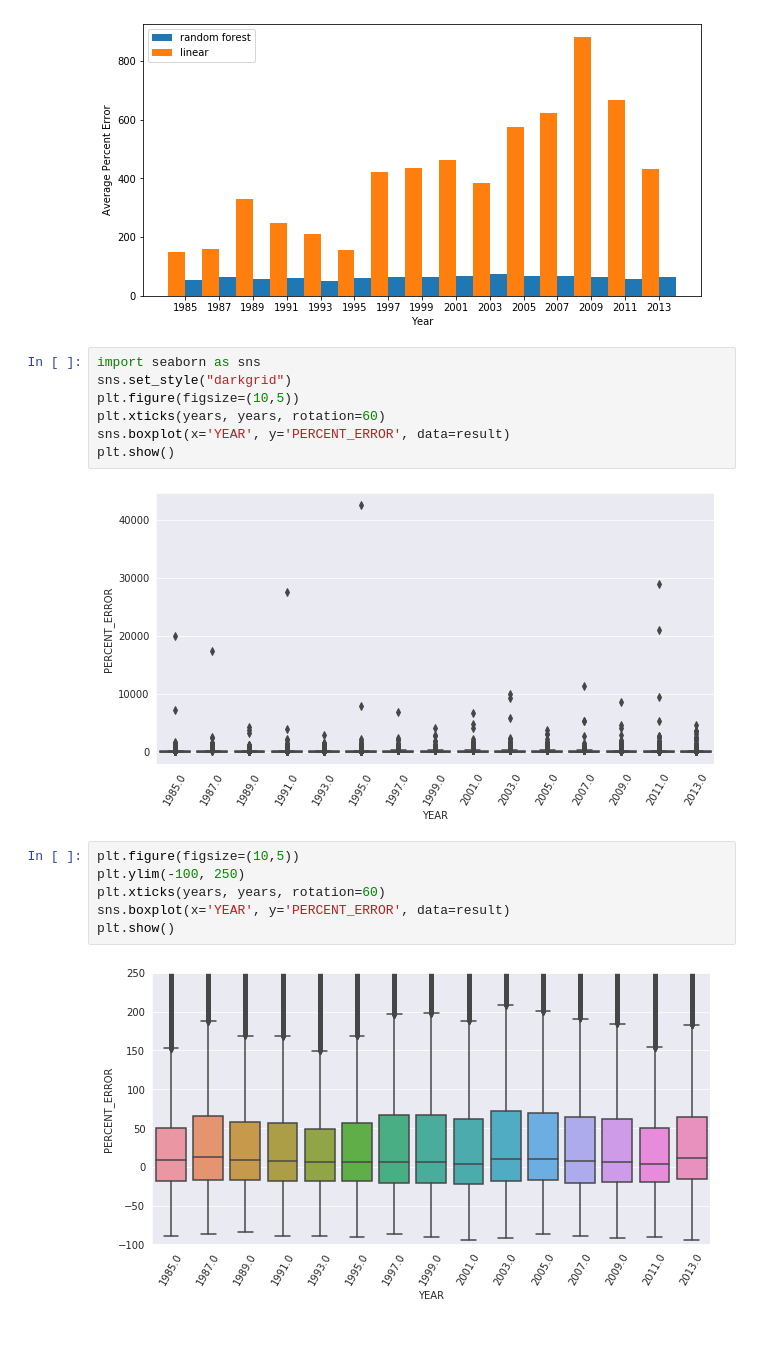
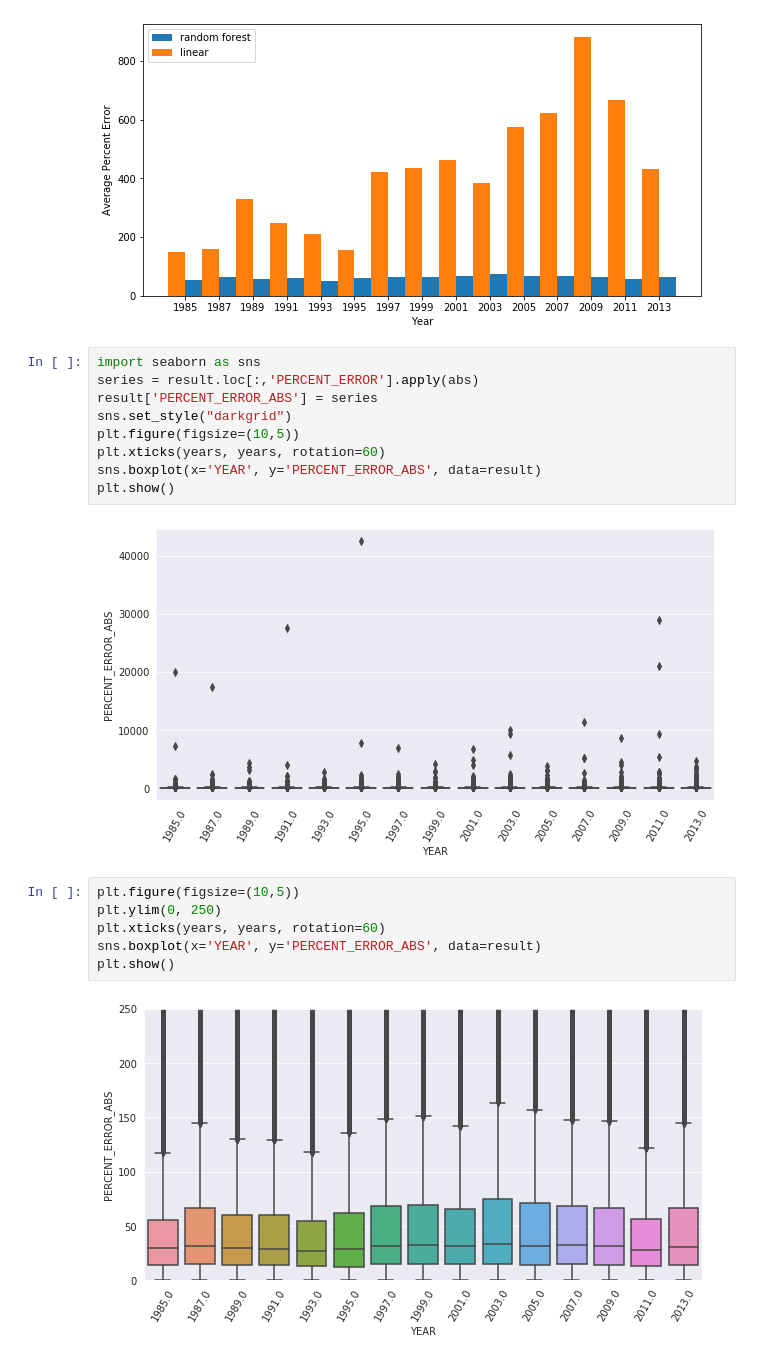
Before and after one commit to lambertgarrido/spb-cap, a Jupyter notebook: linear_rf_models.ipynb, the cells around one changed output. Cells and saved outputs as stored; diff of their text form.

```diff
--- a/linear_rf_models.ipynb
+++ b/linear_rf_models.ipynb
@@ -524,18 +524,20 @@ plt.show()
 [figure]
 # %%
 import seaborn as sns
+series = result.loc[:,'PERCENT_ERROR'].apply(abs)
+result['PERCENT_ERROR_ABS'] = series
 sns.set_style("darkgrid")
 plt.figure(figsize=(10,5))
 plt.xticks(years, years, rotation=60)
-sns.boxplot(x='YEAR', y='PERCENT_ERROR', data=result)
+sns.boxplot(x='YEAR', y='PERCENT_ERROR_ABS', data=result)
 plt.show()
 # %% [output]
-[figure, old version]
+[figure, new version]
 # %%
 plt.figure(figsize=(10,5))
-plt.ylim(-100, 250)
+plt.ylim(0, 250)
 plt.xticks(years, years, rotation=60)
-sns.boxplot(x='YEAR', y='PERCENT_ERROR', data=result)
+sns.boxplot(x='YEAR', y='PERCENT_ERROR_ABS', data=result)
 plt.show()
 # %% [output]
-[figure, old version]
+[figure, new version]
```
Also changed, not shown: parts of 3 cells of this notebook.
